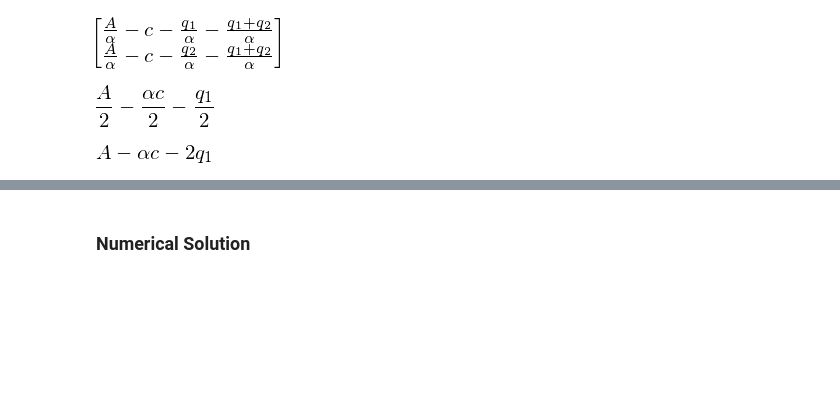
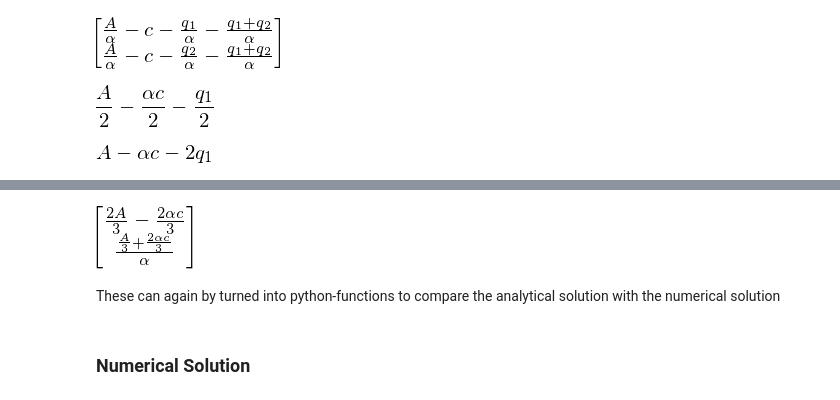
Before and after one commit to NumEconCopenhagen/projects-2019-peter-larsens-kaffe-m-havre, a Jupyter notebook: modelproject/Ligevægt.ipynb, the cells around one changed output, grey strips where cells are left out. Cells and saved outputs as stored; diff of their text form; code cells hidden in the pictures; blank space fills up the shorter version.

```diff
--- a/modelproject/Ligevægt.ipynb
+++ b/modelproject/Ligevægt.ipynb
@@ -244,0 +251,9 @@ M
+# %%
+MCQ = 2*CON  #  market quantiy
+# And the market price is given by;
+MCP=(A-MCQ)*1/alpha
+sm.Matrix([MCQ,MCP]) # Prints the market quanty and price
+# %% [output]
+[figure, added]
+# %% [markdown]
+These can again by turned into python-functions to compare the analytical solution with the numerical solution
```
Also changed, not shown: parts of 21 cells of this notebook.
